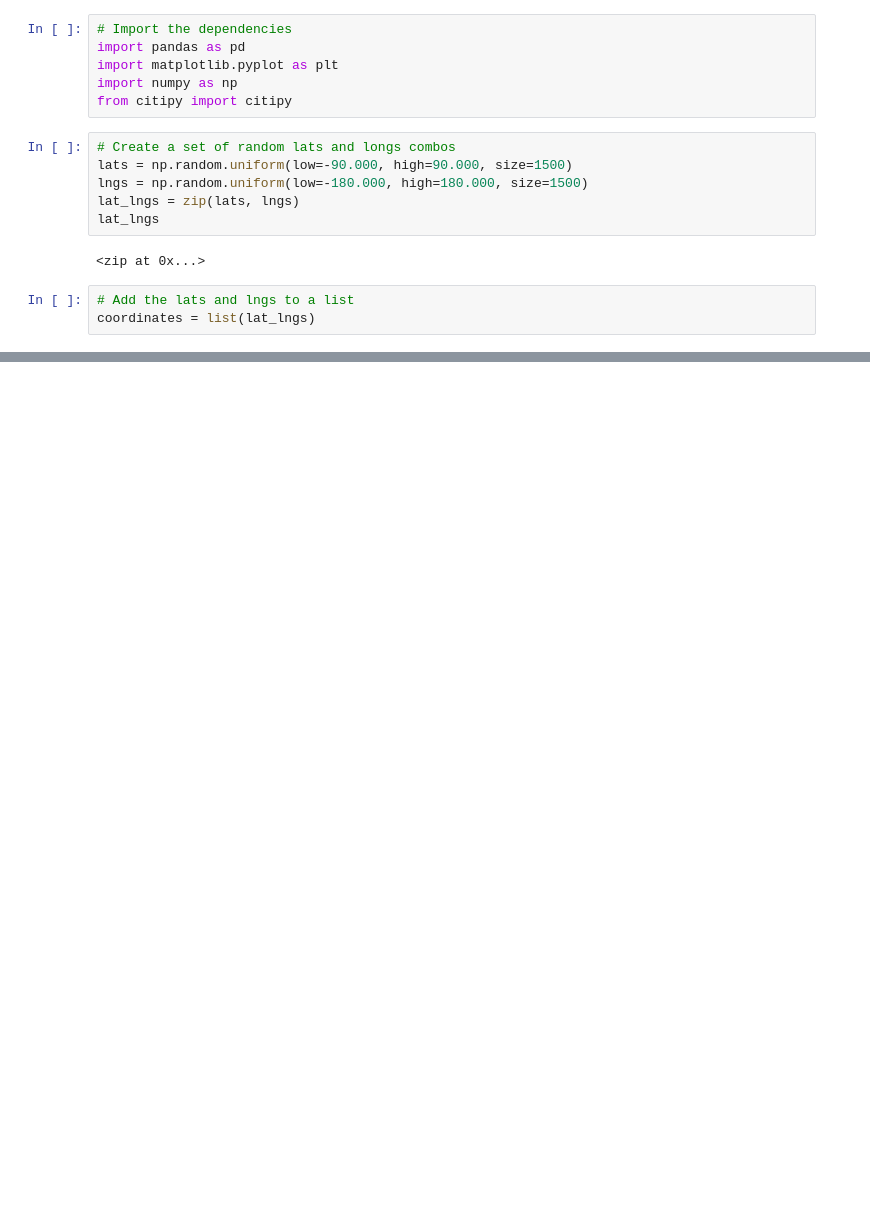
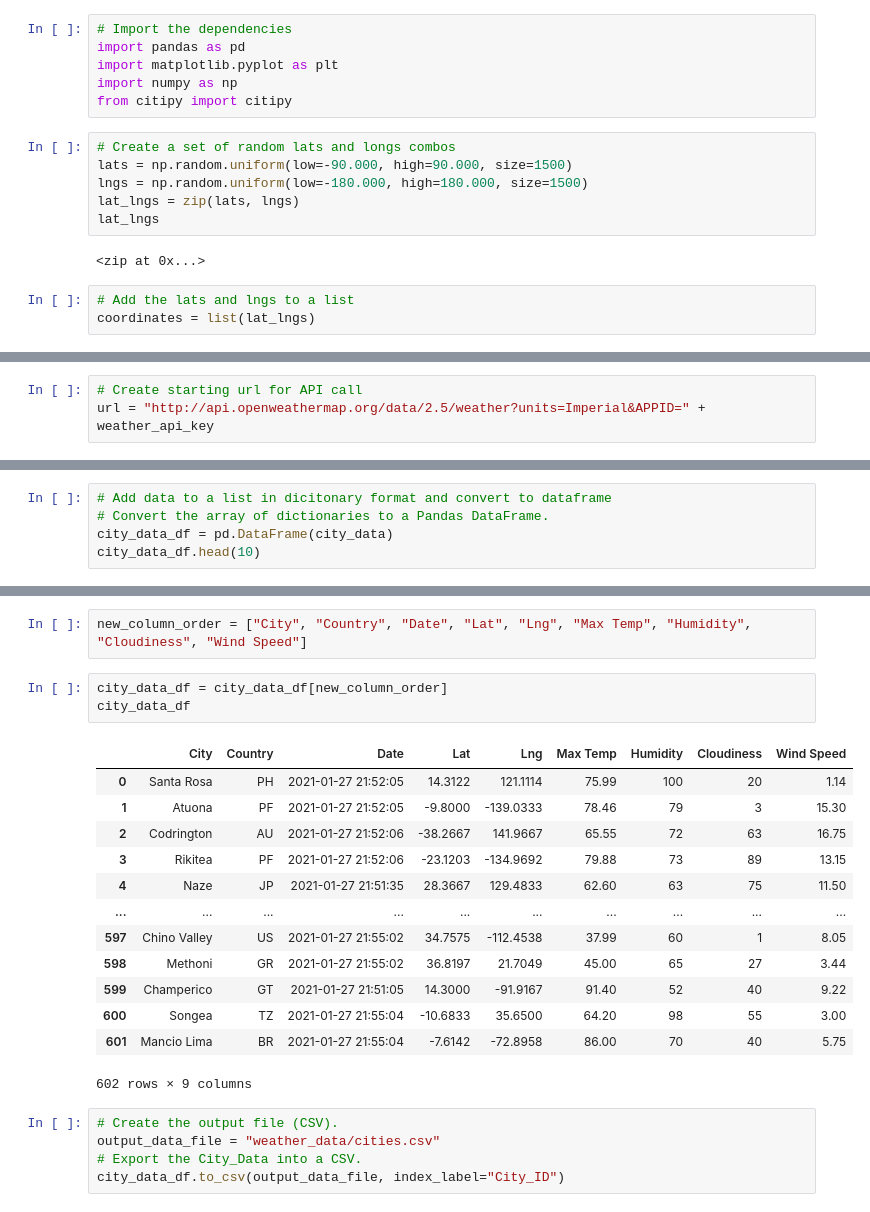
Before and after one commit to thorson-skywalker/World_Weather_Analysis, a Jupyter notebook: WeatherPy.ipynb, the cells around one changed output, grey strips where cells are left out. Cells and saved outputs as stored; diff of their text form; blank space fills up the shorter version.

Commit message:
created dataframe for over 600 cities weather data

```diff
--- a/WeatherPy.ipynb
+++ b/WeatherPy.ipynb
@@ -31,0 +37,3 @@ len(cities)
+# %%
+# Create starting url for API call
+url = "http://api.openweathermap.org/data/2.5/weather?units=Imperial&APPID=" + weather_api_key
@@ -31,0 +115,5 @@ len(cities)
+# %%
+# Add data to a list in dicitonary format and convert to dataframe
+# Convert the array of dictionaries to a Pandas DataFrame.
+city_data_df = pd.DataFrame(city_data)
+city_data_df.head(10)
@@ -31,0 +132,24 @@ len(cities)
+# %%
+new_column_order = ["City", "Country", "Date", "Lat", "Lng", "Max Temp", "Humidity", "Cloudiness", "Wind Speed"]
+# %%
+city_data_df = city_data_df[new_column_order]
+city_data_df
+# %% [output]
+|  | City | Country | Date | Lat | Lng | Max Temp | Humidity | Cloudiness | Wind Speed |
+| 0 | Santa Rosa | PH | 2021-01-27 21:52:05 | 14.3122 | 121.1114 | 75.99 | 100 | 20 | 1.14 |
+| 1 | Atuona | PF | 2021-01-27 21:52:05 | -9.8000 | -139.0333 | 78.46 | 79 | 3 | 15.30 |
+| 2 | Codrington | AU | 2021-01-27 21:52:06 | -38.2667 | 141.9667 | 65.55 | 72 | 63 | 16.75 |
+| 3 | Rikitea | PF | 2021-01-27 21:52:06 | -23.1203 | -134.9692 | 79.88 | 73 | 89 | 13.15 |
+| 4 | Naze | JP | 2021-01-27 21:51:35 | 28.3667 | 129.4833 | 62.60 | 63 | 75 | 11.50 |
+| ... | ... | ... | ... | ... | ... | ... | ... | ... | ... |
+| 597 | Chino Valley | US | 2021-01-27 21:55:02 | 34.7575 | -112.4538 | 37.99 | 60 | 1 | 8.05 |
+| 598 | Methoni | GR | 2021-01-27 21:55:02 | 36.8197 | 21.7049 | 45.00 | 65 | 27 | 3.44 |
+| 599 | Champerico | GT | 2021-01-27 21:51:05 | 14.3000 | -91.9167 | 91.40 | 52 | 40 | 9.22 |
+| 600 | Songea | TZ | 2021-01-27 21:55:04 | -10.6833 | 35.6500 | 64.20 | 98 | 55 | 3.00 |
+| 601 | Mancio Lima | BR | 2021-01-27 21:55:04 | -7.6142 | -72.8958 | 86.00 | 70 | 40 | 5.75 |
+602 rows × 9 columns
+# %%
+# Create the output file (CSV).
+output_data_file = "weather_data/cities.csv"
+# Export the City_Data into a CSV.
+city_data_df.to_csv(output_data_file, index_label="City_ID")
```
Also changed, not shown: parts of 4 cells of this notebook, 3 other files.
